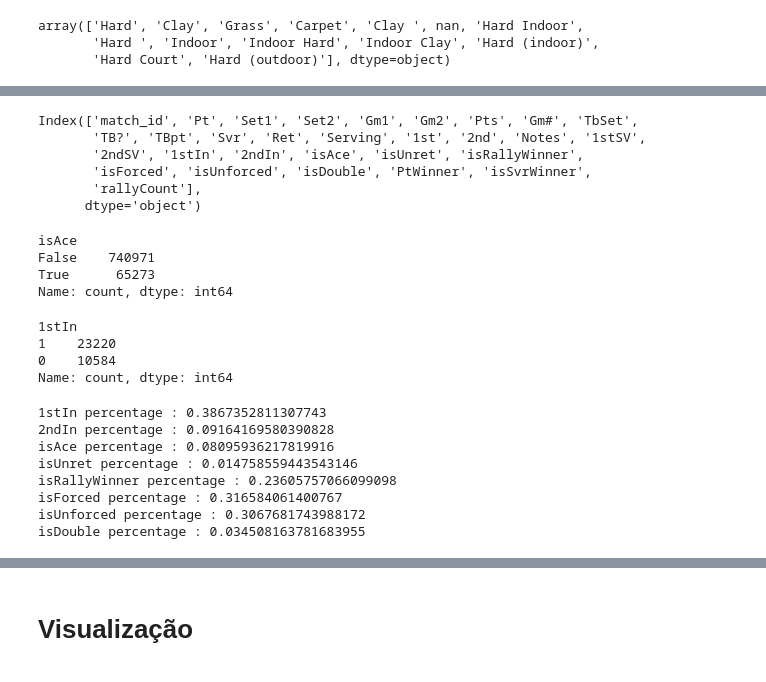
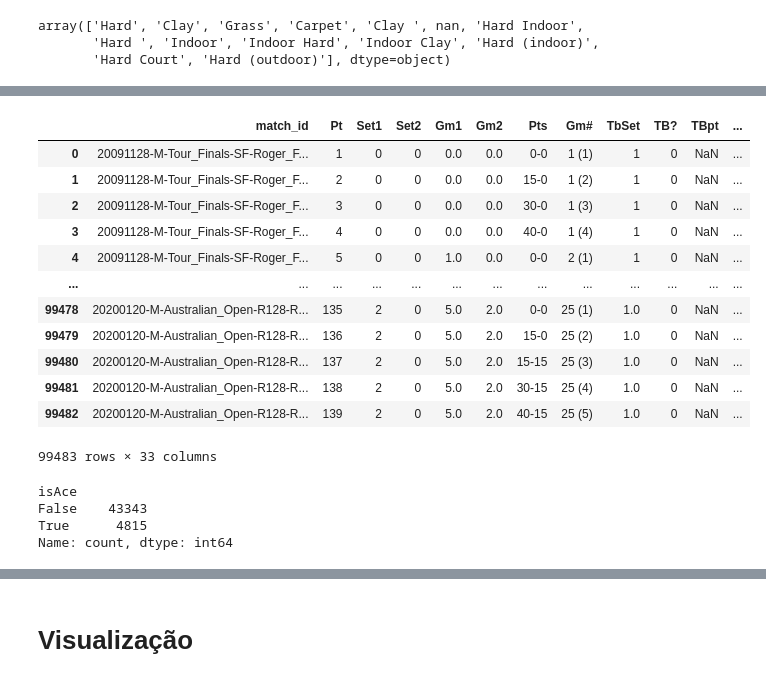
Before and after one commit to PedC18/POC1, a Jupyter notebook: test.ipynb, the cells around one changed output, grey strips where cells are left out. Drawn from its saved outputs; the diff is of its cells as text; code cells hidden in the pictures.

```diff
--- a/test.ipynb
+++ b/test.ipynb
@@ -13,8 +15,18 @@ matches['Surface'].unique()
 array(['Hard', 'Clay', 'Grass', 'Carpet', 'Clay ', nan, 'Hard Indoor',
        'Hard ', 'Indoor', 'Indoor Hard', 'Indoor Clay', 'Hard (indoor)',
        'Hard Court', 'Hard (outdoor)'], dtype=object)
+# %%
+H = ['Hard', 'Hard Indoor',
+       'Hard ', 'Indoor Hard', 'Hard (indoor)',
+       'Hard Court', 'Hard (outdoor)']
+
+C = ['Clay', 'Clay ','Indoor Clay']
 # %%
 # Tratando erros/ agrupando as superficies
+matches = matches.dropna(subset=['Surface'])
 
-matches.iloc[matches['Surface'] == 'Clay '] = 'Clay'
-matches.iloc[(matches['Surface'] == 'Hard ') | (matches['Surface'] == 'Hard Court') | (matches['Surface'] == 'Hard Court')] = 'Hard'
+matches.loc[(matches['Surface'].isin(C)), ['Surface']] = 'Clay'
+matches.loc[(matches['Surface'].isin(H)), ['Surface']] = 'Hard'
+matches = matches[matches['Surface'] != 'Carpet']
+
+matches['Surface'].unique()
@@ -30,6 +44,10 @@ Djokovic_Matches = matches[(matches['Player 1'] == 'Novak Djokovic') | (matches[
 Nadal_Id = Nadal_Matches['match_id'].unique()
 Djokovic_Id = Djokovic_Matches['match_id'].unique()
 Federer_Id = Federer_Matches['match_id'].unique()
+# %%
+FedererAux = Federer_Matches[['match_id','Player 1', 'Player 2','Surface']]
+NadalAux = Nadal_Matches[['match_id','Player 1', 'Player 2','Surface']]
+DjokovicAux = Djokovic_Matches[['match_id','Player 1', 'Player 2','Surface']]
 # %%
 #Carregando datasets de pontos
 
@@ -59,7 +61,23 @@ Points
 # %%
 #Para cada jogador, retorna todos os pontos disputados em cada um de seus jogos
 
-Federer_Games_Points = Points[Points['match_id'].isin(Federer_Id)].reset_index(drop=True)
-Nadal_Games_Points = Points[Points['match_id'].isin(Nadal_Id)].reset_index(drop=True)
-Djokovic_Games_Points = Points[Points['match_id'].isin(Djokovic_Id)].reset_index(drop=True)
+Federer_Games_Points = pd.merge(Points,FedererAux, on='match_id')
+Nadal_Games_Points = pd.merge(Points,NadalAux, on='match_id')
+Djokovic_Games_Points = pd.merge(Points,DjokovicAux, on='match_id')
+# %%
+Federer_Games_Points
+# %% [output]
+|  | match_id | Pt | Set1 | Set2 | Gm1 | Gm2 | Pts | Gm# | TbSet | TB? | TBpt | ... |
+| 0 | 20091128-M-Tour_Finals-SF-Roger_F... | 1 | 0 | 0 | 0.0 | 0.0 | 0-0 | 1 (1) | 1 | 0 | NaN | ... |
+| 1 | 20091128-M-Tour_Finals-SF-Roger_F... | 2 | 0 | 0 | 0.0 | 0.0 | 15-0 | 1 (2) | 1 | 0 | NaN | ... |
+| 2 | 20091128-M-Tour_Finals-SF-Roger_F... | 3 | 0 | 0 | 0.0 | 0.0 | 30-0 | 1 (3) | 1 | 0 | NaN | ... |
+| 3 | 20091128-M-Tour_Finals-SF-Roger_F... | 4 | 0 | 0 | 0.0 | 0.0 | 40-0 | 1 (4) | 1 | 0 | NaN | ... |
+| 4 | 20091128-M-Tour_Finals-SF-Roger_F... | 5 | 0 | 0 | 1.0 | 0.0 | 0-0 | 2 (1) | 1 | 0 | NaN | ... |
+| ... | ... | ... | ... | ... | ... | ... | ... | ... | ... | ... | ... | ... |
+| 99478 | 20200120-M-Australian_Open-R128-R... | 135 | 2 | 0 | 5.0 | 2.0 | 0-0 | 25 (1) | 1.0 | 0 | NaN | ... |
+| 99479 | 20200120-M-Australian_Open-R128-R... | 136 | 2 | 0 | 5.0 | 2.0 | 15-0 | 25 (2) | 1.0 | 0 | NaN | ... |
+| 99480 | 20200120-M-Australian_Open-R128-R... | 137 | 2 | 0 | 5.0 | 2.0 | 15-15 | 25 (3) | 1.0 | 0 | NaN | ... |
+| 99481 | 20200120-M-Australian_Open-R128-R... | 138 | 2 | 0 | 5.0 | 2.0 | 30-15 | 25 (4) | 1.0 | 0 | NaN | ... |
+| 99482 | 20200120-M-Australian_Open-R128-R... | 139 | 2 | 0 | 5.0 | 2.0 | 40-15 | 25 (5) | 1.0 | 0 | NaN | ... |
+99483 rows × 33 columns
 # %%
@@ -77,9 +100,0 @@ Djokovic_Serve_Points = Djokovic_Points[Djokovic_Points['Svr'] == Djokovic_Point
-# %%
-Federer_Serve_Points.columns
-# %% [output]
-Index(['match_id', 'Pt', 'Set1', 'Set2', 'Gm1', 'Gm2', 'Pts', 'Gm#', 'TbSet',
-       'TB?', 'TBpt', 'Svr', 'Ret', 'Serving', '1st', '2nd', 'Notes', '1stSV',
-       '2ndSV', '1stIn', '2ndIn', 'isAce', 'isUnret', 'isRallyWinner',
-       'isForced', 'isUnforced', 'isDouble', 'PtWinner', 'isSvrWinner',
-       'rallyCount'],
-      dtype='object')
@@ -92,23 +100,0 @@ ServeColumns = ['1stIn', 'isAce', 'isUnret', 'isRallyWinner',
-# %%
-print(Points['isAce'].value_counts())
-Federer_Serve_Points['1stIn'].value_counts()
-# %% [output]
-isAce
-False    740971
-True      65273
-Name: count, dtype: int64
-1stIn
-1    23220
-0    10584
-Name: count, dtype: int64
-# %%
-ResumeStats(Points,PointsColumns)
-# %% [output]
-1stIn percentage : 0.3867352811307743
-2ndIn percentage : 0.09164169580390828
-isAce percentage : 0.08095936217819916
-isUnret percentage : 0.014758559443543146
-isRallyWinner percentage : 0.23605757066099098
-isForced percentage : 0.316584061400767
-isUnforced percentage : 0.3067681743988172
-isDouble percentage : 0.034508163781683955
@@ -114,0 +106,7 @@ isDouble percentage : 0.034508163781683955
+# %%
+Federer_Serves['isAce'].value_counts()
+# %% [output]
+isAce
+False    43343
+True      4815
+Name: count, dtype: int64
```
Also changed, not shown: parts of 11 cells of this notebook, 2 other files.
